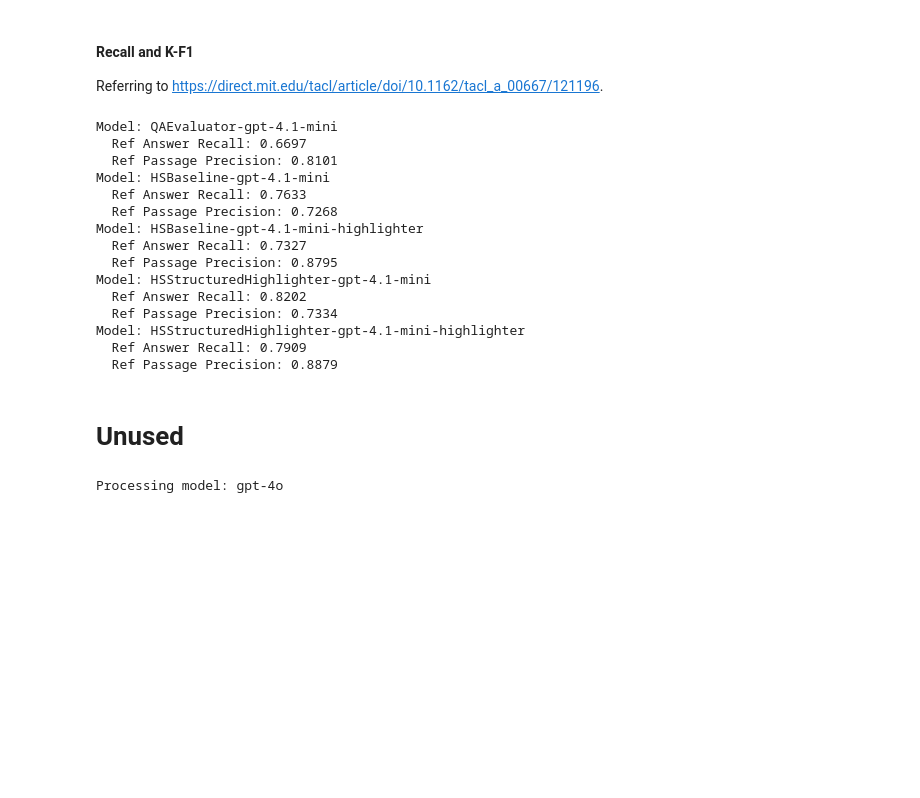
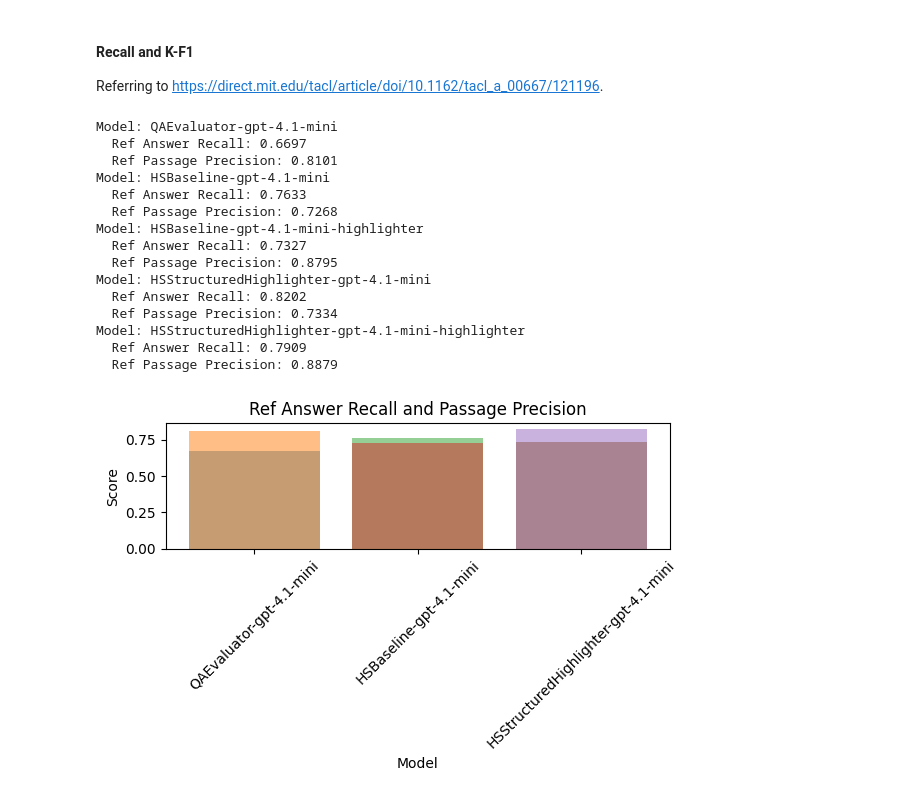
Before and after one commit to microsoft/highlight-summarize, a Jupyter notebook: experiments.ipynb, the cells around one changed output. Cells and saved outputs as stored; diff of their text form; code cells hidden in the pictures; blank space fills up the shorter version.

```diff
--- a/experiments.ipynb
+++ b/experiments.ipynb
@@ -272,6 +288,8 @@ for judge_name in judge_names:
 # %%
 # Confusion matrix for (answer is answerable/unanswerable, answer_pred is answerable/unanswerable)
 for model_name in inference_datasets:
+    if not "mini" in model_name:
+        continue
     answerable = inference_datasets[model_name].filter(
         lambda example: example["answer"] != NOANSWER_PRED
     )
@@ -347,6 +365,8 @@ def ref_passage_precision(passage, answer_pred):
 # %%
 results = {}
 for model_name, dataset in inference_datasets.items():
+    if not "mini" in model_name:
+        continue
     results[model_name] = {
         "ref_answer_recall": [],
         "ref_passage_precision": [],
@@ -367,7 +387,7 @@ for model_name, dataset in inference_datasets.items():
     print(f"  Ref Answer Recall: {np.mean(results[model_name]['ref_answer_recall']):.4f}")
     print(f"  Ref Passage Precision: {np.mean(results[model_name]['ref_passage_precision']):.4f}")
 
-    # We also evaluate just the highlighter for HS pipelines.
+    # We also evaluate just the highlighter (i.e., no summarizer) for HS pipelines.
     if "HS" in model_name:
         results[f"{model_name}-highlighter"] = {
             "ref_answer_recall": [],
@@ -376,32 +396,48 @@ for model_name, dataset in inference_datasets.items():
             "answer_pred_length": []
         }
         for example in dataset:
             if example["answer"] == NOANSWER_PRED:
                 continue
             results[f"{model_name}-highlighter"]["ref_answer_recall"].append(
                 ref_answer_recall(example["answer"], example["highlighter_extracted"])
             )
             results[f"{model_name}-highlighter"]["ref_passage_precision"].append(
                 ref_passage_precision(example["long_answer"], example["highlighter_extracted"])
             )
         print(f"Model: {model_name}-highlighter")
         print(f"  Ref Answer Recall: {np.mean(results[f'{model_name}-highlighter']['ref_answer_recall']):.4f}")
         print(f"  Ref Passage Precision: {np.mean(results[f'{model_name}-highlighter']['ref_passage_precision']):.4f}")
+
+# Plot the results as a bar chart.
+plt.figure(figsize=(6, 4))
+for model_name, result in results.items():
+    if not "mini" in model_name:
+        continue
+    if "highlighter" in model_name:
+        # Skip highlighter-only models for this plot.
+        continue
+    plt.bar(model_name, np.mean(result["ref_answer_recall"]), label=f"{model_name} Recall", alpha=0.5)
+    plt.bar(model_name, np.mean(result["ref_passage_precision"]), label=f"{model_name} Precision", alpha=0.5)
+plt.xlabel("Model")
+plt.ylabel("Score")
+plt.title("Ref Answer Recall and Passage Precision")
+plt.xticks(rotation=45)
+# plt.legend()
+plt.tight_layout()
 # %% [output]
 Model: QAEvaluator-gpt-4.1-mini
   Ref Answer Recall: 0.6697
   Ref Passage Precision: 0.8101
 Model: HSBaseline-gpt-4.1-mini
   Ref Answer Recall: 0.7633
   Ref Passage Precision: 0.7268
 Model: HSBaseline-gpt-4.1-mini-highlighter
   Ref Answer Recall: 0.7327
   Ref Passage Precision: 0.8795
 Model: HSStructuredHighlighter-gpt-4.1-mini
   Ref Answer Recall: 0.8202
   Ref Passage Precision: 0.7334
 Model: HSStructuredHighlighter-gpt-4.1-mini-highlighter
   Ref Answer Recall: 0.7909
   Ref Passage Precision: 0.8879
+[figure, added]
-# %% [markdown]
-# Unused
@@ -434,19 +443,0 @@ Model: HSStructuredHighlighter-gpt-4.1-mini-highlighter
-# %%
-inference_datasets = {}
-N_RETRIALS = 5  # Maximum number of re-attempts after failed inference requests
-
-for model in models:
-    print(f"Processing model: {model}")
-    qa_pre_processor = QAEvaluator(
-      model_name=model,
-      openai_client=openai_client,
-      temperature=0.2,
-      n_trials=N_RETRIALS,
-    )
-    prediction_dataset = repliqa.map(qa_pre_processor)
-    prediction_dataset = prediction_dataset.map(
-        judge, desc="Judging answers"
-    )
-    inference_datasets[model] = prediction_dataset
-# %% [output]
-Processing model: gpt-4o
```
Also changed, not shown: parts of 11 cells of this notebook.
